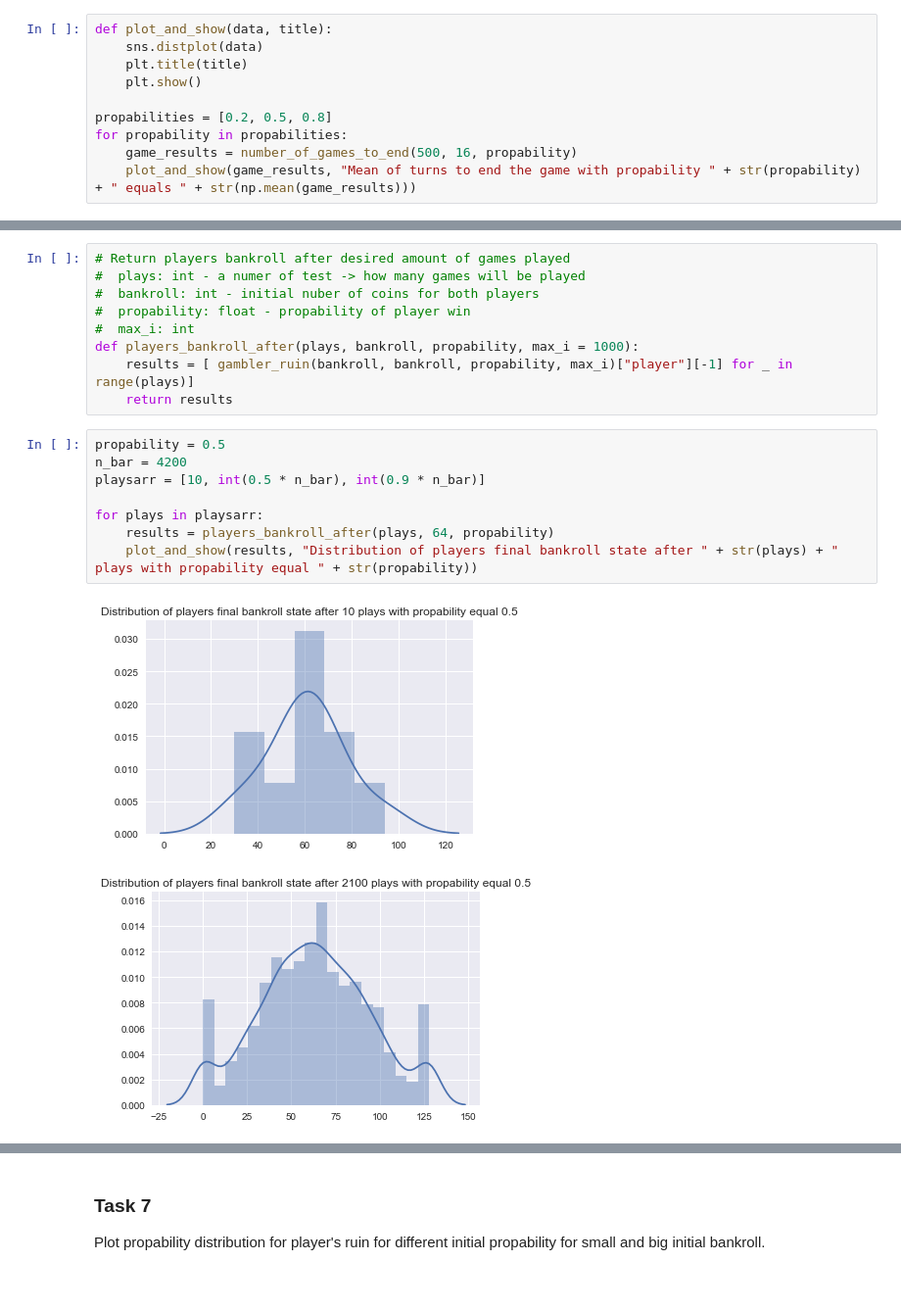
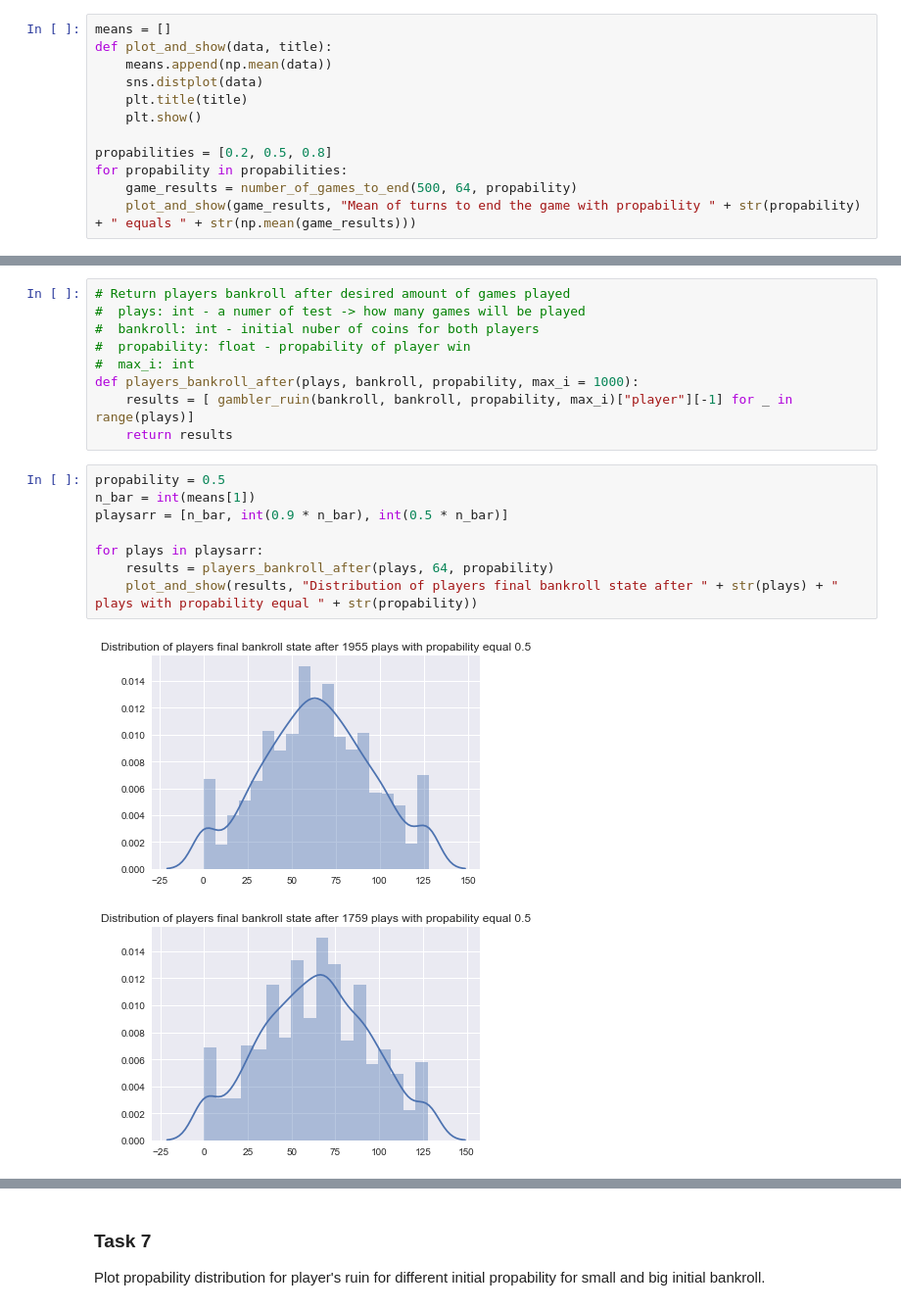
Before and after one commit to witekbobrowski/Academic, a Jupyter notebook: statistical-methods-winter-2017/gamblers-ruin-problem.ipynb, the cells around one changed output, grey strips where cells are left out. Shown at 98% size. Cells and saved outputs as stored; diff of their text form.

```diff
--- a/statistical-methods-winter-2017/gamblers-ruin-problem.ipynb
+++ b/statistical-methods-winter-2017/gamblers-ruin-problem.ipynb
@@ -122,13 +123,15 @@ def number_of_games_to_end(tests, bankroll, propability, max_i = 1000):
         tests_results.append(len(game_result["player"] + game_result["player"]))
     return tests_results
 # %%
+means = []
 def plot_and_show(data, title):
+    means.append(np.mean(data))
     sns.distplot(data)
     plt.title(title)
     plt.show()
 
 propabilities = [0.2, 0.5, 0.8]
 for propability in propabilities:
-    game_results = number_of_games_to_end(500, 16, propability)
+    game_results = number_of_games_to_end(500, 64, propability)
     plot_and_show(game_results, "Mean of turns to end the game with propability " + str(propability) + " equals " + str(np.mean(game_results)))
 # %% [output]
@@ -161,12 +164,12 @@ def players_bankroll_after(plays, bankroll, propability, max_i = 1000):
     return results
 # %%
 propability = 0.5
-n_bar = 4200
-playsarr = [10, int(0.5 * n_bar), int(0.9 * n_bar)]
+n_bar = int(means[1])
+playsarr = [n_bar, int(0.9 * n_bar), int(0.5 * n_bar)]
 
 for plays in playsarr:
     results = players_bankroll_after(plays, 64, propability)
     plot_and_show(results, "Distribution of players final bankroll state after " + str(plays) + " plays with propability equal " + str(propability))
 # %% [output]
-[figure, old version]
+[figure, new version]
-[figure, old version]
+[figure, new version]
```
Also changed, not shown: parts of 7 cells of this notebook, 2 other files.
